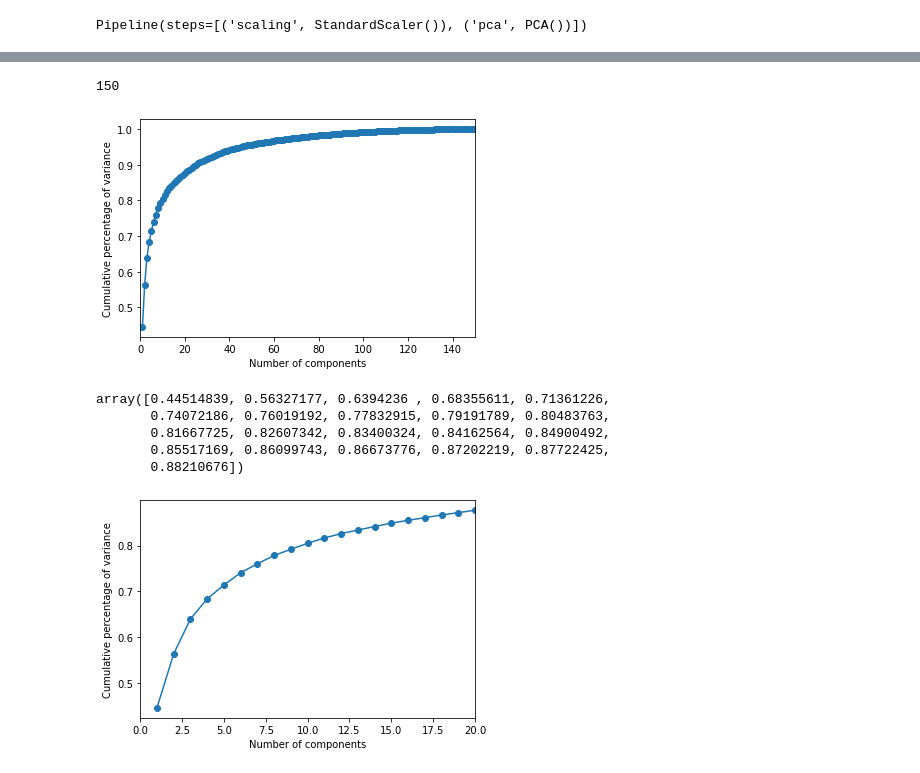
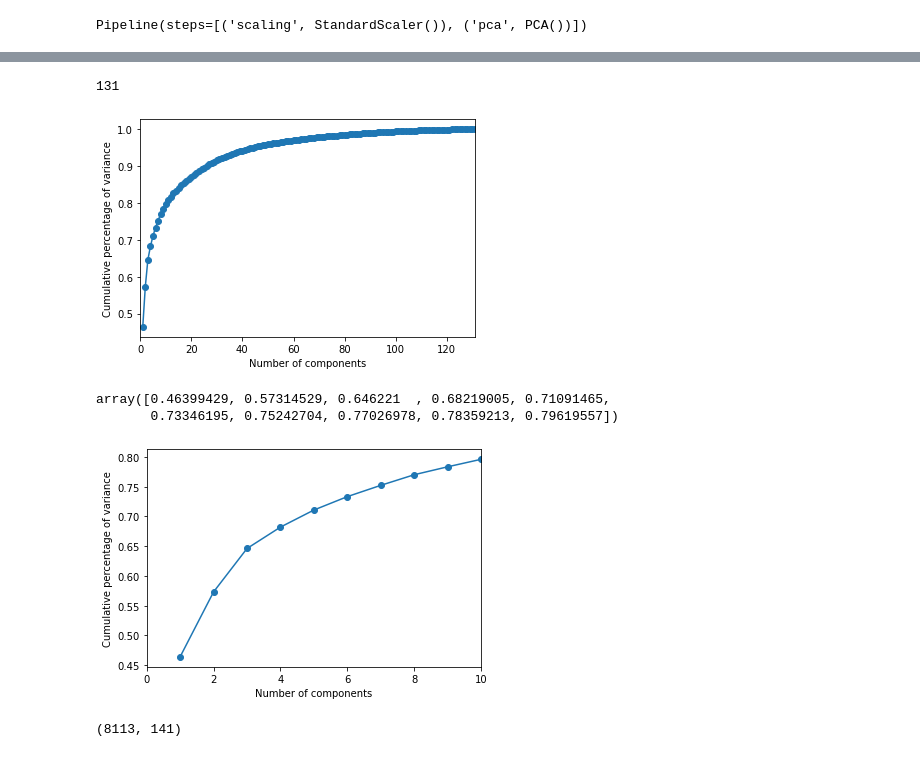
Before and after one commit to Skipp-py/NYCDSA_Capstone, a Jupyter notebook: Cherie/acs_ft_selection.ipynb, the cells around one changed output, grey strips where cells are left out. Drawn from its saved outputs; the diff is of its cells as text; code cells hidden in the pictures.

```diff
--- a/Cherie/acs_ft_selection.ipynb
+++ b/Cherie/acs_ft_selection.ipynb
@@ -159,11 +130,10 @@ print(vif_data.sort_values(by = "VIF"))
 [250 rows x 2 columns]
 # %%
 ### PCA
-df2 = ca11_18.dropna()
-X = df2[['worked_at_home',
+#df2 = ca11_18.dropna()
+X_train = X_train[['worked_at_home',
  'white_pop',
  'white_male_45_54',
- 'white_including_hispanic',
  'walked_to_work',
  'vacant_housing_units_for_sale',
  'vacant_housing_units_for_rent',
@@ -172,9 +142,6 @@ X = df2[['worked_at_home',
  'two_parents_mother_in_labor_force_families_with_young_children',
  'two_parents_father_in_labor_force_families_with_young_children',
  'two_or_more_races_pop',
- 'speak_spanish_at_home_low_english',
- 'speak_spanish_at_home',
- 'speak_only_english_at_home',
  'sales_office_employed',
  'renter_occupied_housing_units_paying_cash_median_gross_rent',
  'rent_under_10_percent',
@@ -183,10 +150,6 @@ X = df2[['worked_at_home',
  'rent_20_to_25_percent',
  'rent_15_to_20_percent',
  'rent_10_to_15_percent',
- 'pop_widowed',
- 'pop_separated',
- 'pop_now_married',
- 'pop_divorced',
  'percent_income_spent_on_rent',
  'owner_occupied_housing_units_upper_value_quartile',
  'owner_occupied_housing_units_median_value',
@@ -208,8 +171,6 @@ X = df2[['worked_at_home',
  'male_75_to_79',
  'male_67_to_69',
  'male_65_to_66',
- 'male_62_64',
- 'male_60_61',
  'male_55_to_59',
  'male_45_64_less_than_9_grade',
  'male_45_64_high_school',
@@ -240,7 +201,6 @@ X = df2[['worked_at_home',
  'housing_built_2005_or_later',
  'housing_built_2000_to_2004',
  'housing_built_1939_or_earlier',
- 'households_retirement_income',
  'households_public_asst_or_food_stamps',
  'hispanic_male_55_64',
  'hispanic_male_45_54',
@@ -287,30 +247,22 @@ X = df2[['worked_at_home',
  'commuters_by_subway_or_elevated',
  'commuters_by_bus',
  'commute_less_10_mins',
- 'commute_60_89_mins',
- 'commute_5_9_mins',
  'commute_45_59_mins',
- 'commute_40_44_mins',
  'commute_35_44_mins',
- 'commute_35_39_mins',
  'commute_20_24_mins',
  'commute_10_14_mins',
  'children_in_single_female_hh',
  'black_pop',
  'black_male_55_64',
  'black_male_45_54',
- 'black_including_hispanic',
  'bachelors_degree_or_higher_25_64',
- 'bachelors_degree',
  'asian_pop',
  'asian_male_55_64',
- 'asian_including_hispanic',
  'armed_forces',
  'amerindian_pop',
- 'amerindian_including_hispanic',
  'aggregate_travel_time_to_work',
  'SizeRank']]
-y = df2["avg_rent"]
+y = y_train
 # %%
 from sklearn.decomposition import PCA
 from sklearn.pipeline import Pipeline
@@ -319,7 +271,7 @@ pca = PCA(n_components = None)
 pipeline = Pipeline(
     [("scaling", StandardScaler()),('pca', pca)]
 )
-pipeline.fit(X,y)
+pipeline.fit(X_train,y_train)
 # %% [output]
 Pipeline(steps=[('scaling', StandardScaler()), ('pca', PCA())])
 # %%
@@ -330,4 +282,4 @@ pca_norm.explained_variance_ratio_.shape
 # %%
-len(X.columns)
+len(X_train.columns)
 # %% [output]
-150
+131
@@ -334,29 +288,26 @@ len(X.columns)
 # %%
-plt.scatter(range(1,len(X.columns)+1), np.cumsum(pca_norm.explained_variance_ratio_))
-plt.plot(range(1,len(X.columns)+1), np.cumsum(pca_norm.explained_variance_ratio_))
+plt.scatter(range(1,len(X_train.columns)+1), np.cumsum(pca_norm.explained_variance_ratio_))
+plt.plot(range(1,len(X_train.columns)+1), np.cumsum(pca_norm.explained_variance_ratio_))
 plt.xlabel('Number of components')
 plt.ylabel('Cumulative percentage of variance')
-plt.xlim(0, 150)
+plt.xlim(0, 131)
 plt.show()
 # %% [output]
-[figure, old version]
+[figure, new version]
 # %%
-np.cumsum(pca_norm.explained_variance_ratio_)[0:21]
+np.cumsum(pca_norm.explained_variance_ratio_)[0:11]
 # %% [output]
-array([0.44514839, 0.56327177, 0.6394236 , 0.68355611, 0.71361226,
-       0.74072186, 0.76019192, 0.77832915, 0.79191789, 0.80483763,
-       0.81667725, 0.82607342, 0.83400324, 0.84162564, 0.84900492,
-       0.85517169, 0.86099743, 0.86673776, 0.87202219, 0.87722425,
-       0.88210676])
+array([0.46399429, 0.57314529, 0.646221  , 0.68219005, 0.71091465,
+       0.73346195, 0.75242704, 0.77026978, 0.78359213, 0.79619557])
 # %%
-plt.scatter(range(1,21), np.cumsum(pca_norm.explained_variance_ratio_)[0:20])
-plt.plot(range(1,21), np.cumsum(pca_norm.explained_variance_ratio_)[0:20])
+plt.scatter(range(1,11), np.cumsum(pca_norm.explained_variance_ratio_)[0:10])
+plt.plot(range(1,11), np.cumsum(pca_norm.explained_variance_ratio_)[0:10])
 plt.xlabel('Number of components')
 plt.ylabel('Cumulative percentage of variance')
-plt.xlim(0, 20)
+plt.xlim(0, 10)
 plt.show()
 # %% [output]
-[figure, old version]
+[figure, new version]
 # %%
 n_component = 10
 
@@ -369,5 +320,8 @@ pcs = pd.DataFrame(fit_norm.components_)
 # %%
 X_new = pd.DataFrame(pca.transform(X_normalized))
 # %%
-X_all = pd.concat([X, X_new],axis = 1)
+X_all = pd.concat([X_train, X_new],axis = 1)
+X_all.shape
+# %% [output]
+(8113, 141)
 # %%
```
Also changed, not shown: parts of 19 cells of this notebook, 6 other files.
